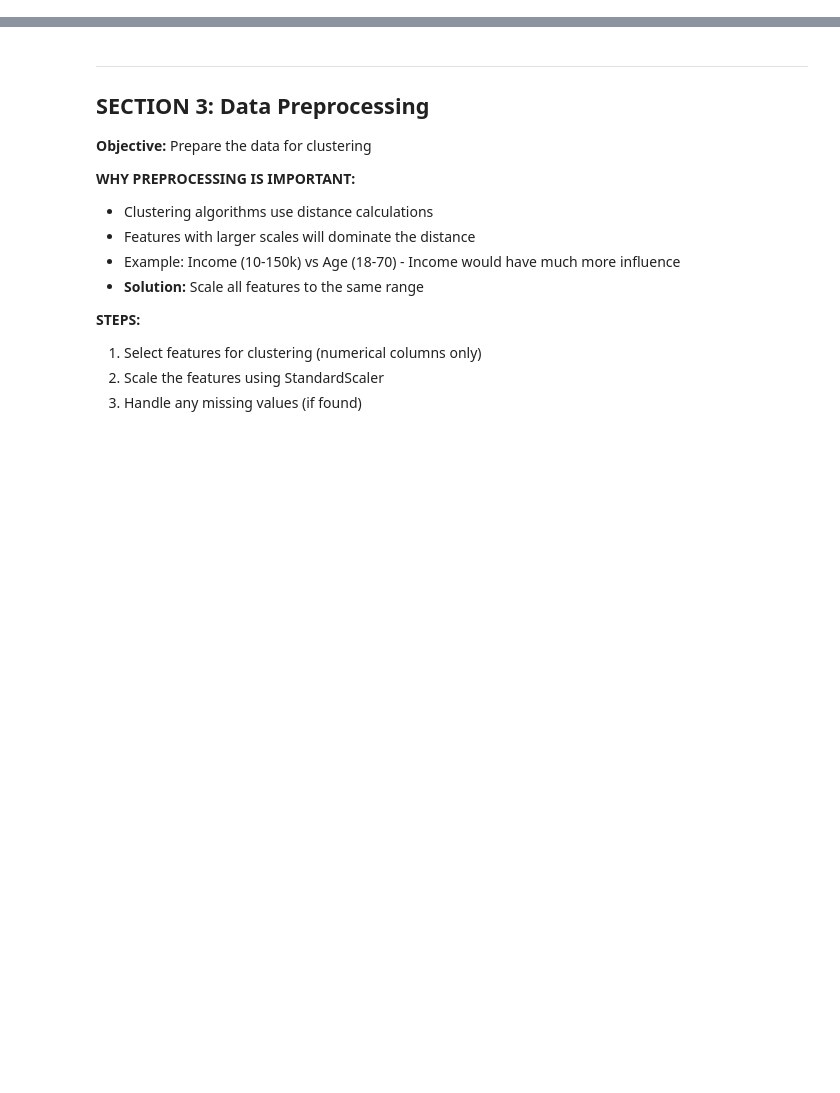
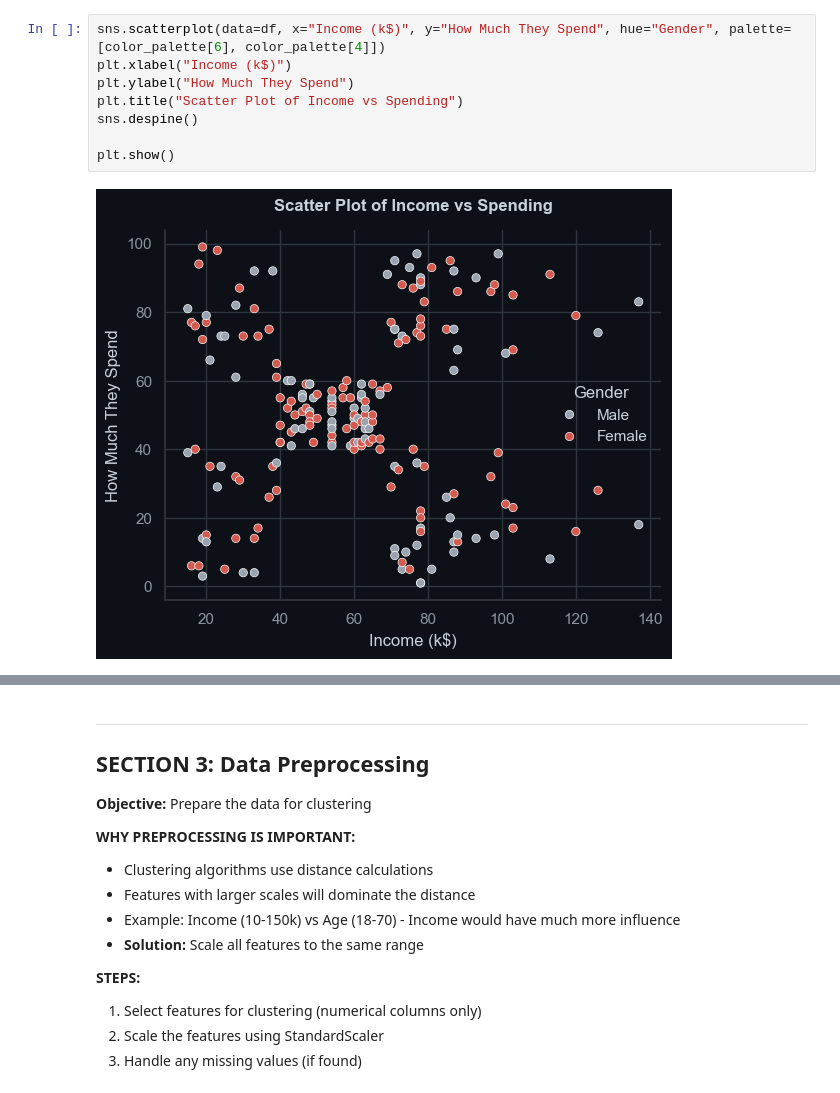
Before and after one commit to pufferfish3e/unsupervised-learning, a Jupyter notebook: CA2_PartA_Student_Template.ipynb, the cells around one changed output, grey strips where cells are left out. Cells and saved outputs as stored; diff of their text form; blank space fills up the shorter version.

```diff
--- a/CA2_PartA_Student_Template.ipynb
+++ b/CA2_PartA_Student_Template.ipynb
@@ -187,0 +259,10 @@ Write your observations here (examples to guide you):
+# %%
+sns.scatterplot(data=df, x="Income (k$)", y="How Much They Spend", hue="Gender", palette=[color_palette[6], color_palette[4]])
+plt.xlabel("Income (k$)")
+plt.ylabel("How Much They Spend")
+plt.title("Scatter Plot of Income vs Spending")
+sns.despine()
+
+plt.show()
+# %% [output]
+[figure, added]
```
Also changed, not shown: parts of 80 cells of this notebook, 2 other files.
